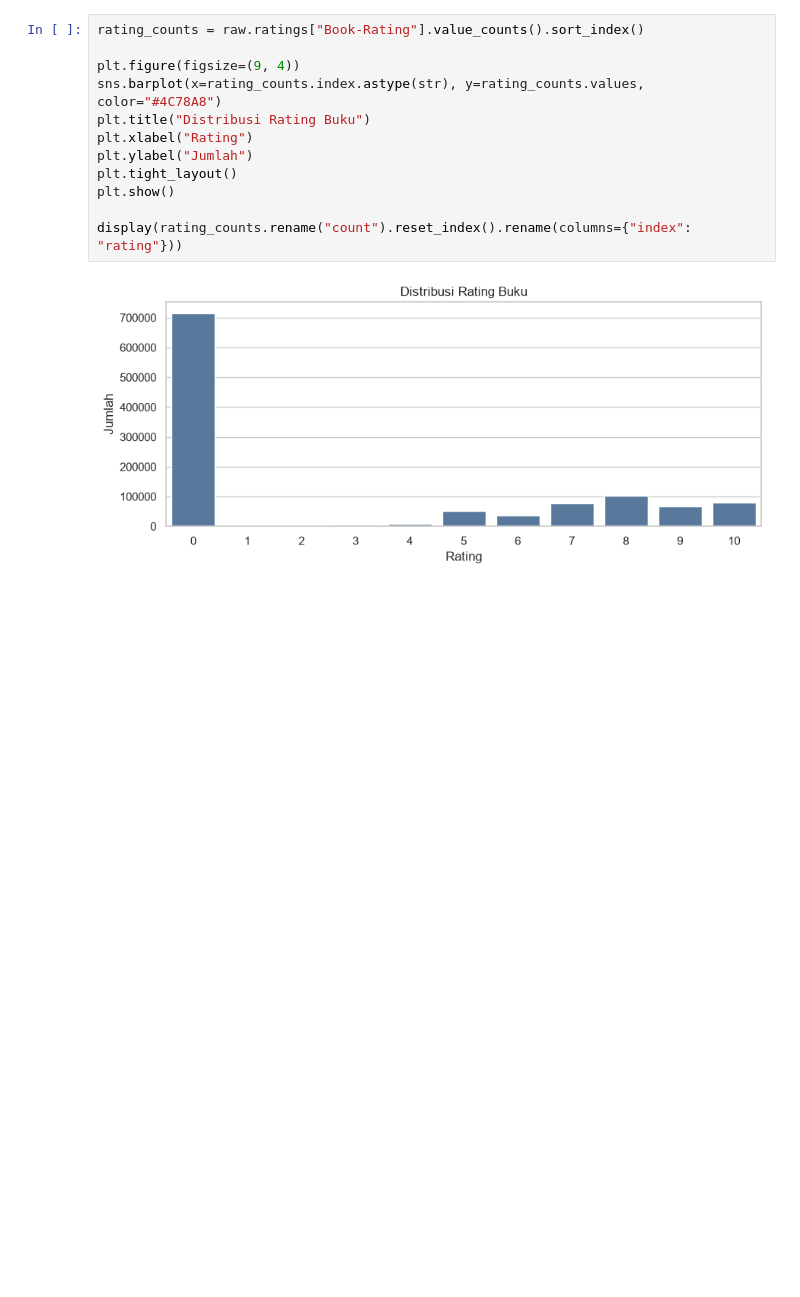
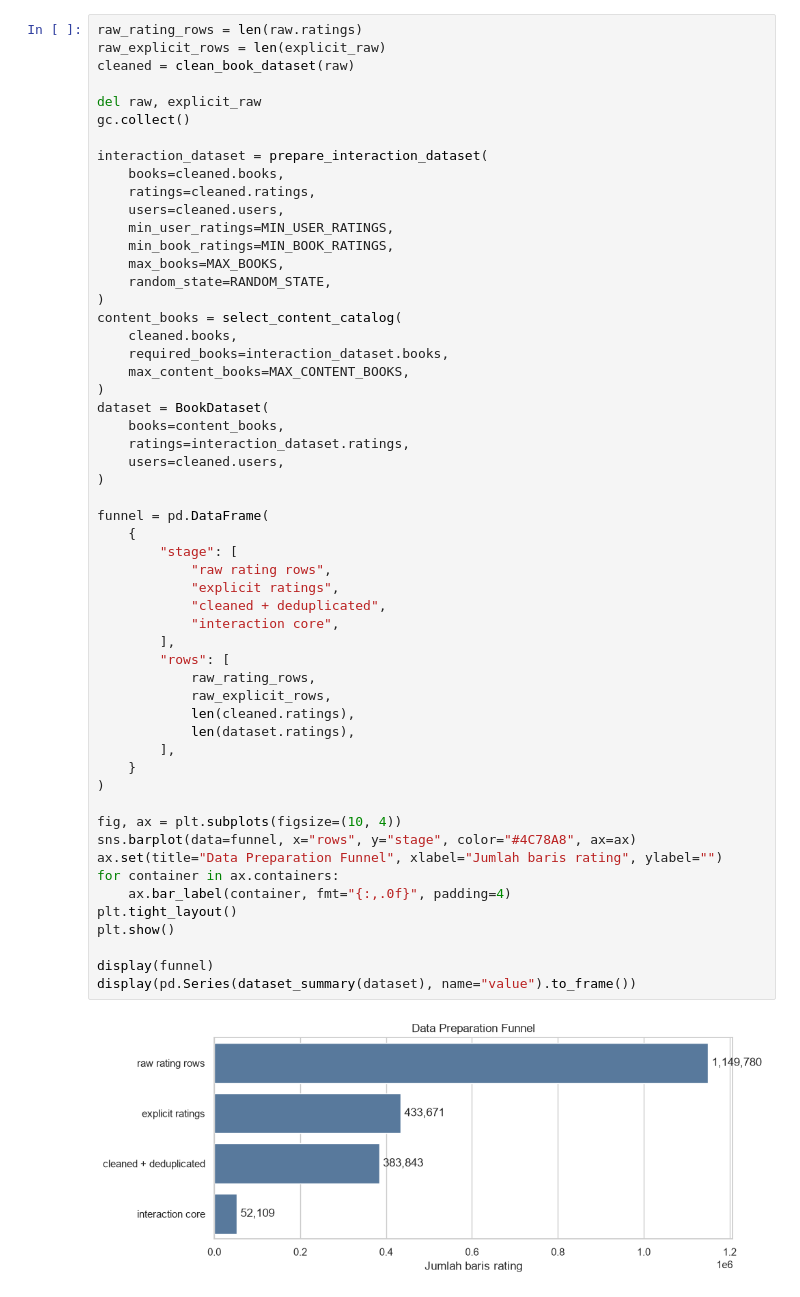
Before and after one commit to ridopandiSinaga/System-Recommendation, a Jupyter notebook: notebooks/01_end_to_end_book_recommender.ipynb, the cells around one changed output. Drawn from its saved outputs; the diff is of its cells as text; blank space fills up the shorter version.

```diff
--- a/notebooks/01_end_to_end_book_recommender.ipynb
+++ b/notebooks/01_end_to_end_book_recommender.ipynb
@@ -170,14 +386,57 @@ preprocessing.
 # %%
-rating_counts = raw.ratings["Book-Rating"].value_counts().sort_index()
+raw_rating_rows = len(raw.ratings)
+raw_explicit_rows = len(explicit_raw)
+cleaned = clean_book_dataset(raw)
 
-plt.figure(figsize=(9, 4))
-sns.barplot(x=rating_counts.index.astype(str), y=rating_counts.values, color="#4C78A8")
-plt.title("Distribusi Rating Buku")
-plt.xlabel("Rating")
-plt.ylabel("Jumlah")
+del raw, explicit_raw
+gc.collect()
+
+interaction_dataset = prepare_interaction_dataset(
+    books=cleaned.books,
+    ratings=cleaned.ratings,
+    users=cleaned.users,
+    min_user_ratings=MIN_USER_RATINGS,
+    min_book_ratings=MIN_BOOK_RATINGS,
+    max_books=MAX_BOOKS,
+    random_state=RANDOM_STATE,
+)
+content_books = select_content_catalog(
+    cleaned.books,
+    required_books=interaction_dataset.books,
+    max_content_books=MAX_CONTENT_BOOKS,
+)
+dataset = BookDataset(
+    books=content_books,
+    ratings=interaction_dataset.ratings,
+    users=cleaned.users,
+)
+
+funnel = pd.DataFrame(
+    {
+        "stage": [
+            "raw rating rows",
+            "explicit ratings",
+            "cleaned + deduplicated",
+            "interaction core",
+        ],
+        "rows": [
+            raw_rating_rows,
+            raw_explicit_rows,
+            len(cleaned.ratings),
+            len(dataset.ratings),
+        ],
+    }
+)
+
+fig, ax = plt.subplots(figsize=(10, 4))
+sns.barplot(data=funnel, x="rows", y="stage", color="#4C78A8", ax=ax)
+ax.set(title="Data Preparation Funnel", xlabel="Jumlah baris rating", ylabel="")
+for container in ax.containers:
+    ax.bar_label(container, fmt="{:,.0f}", padding=4)
 plt.tight_layout()
 plt.show()
 
-display(rating_counts.rename("count").reset_index().rename(columns={"index": "rating"}))
+display(funnel)
+display(pd.Series(dataset_summary(dataset), name="value").to_frame())
 # %% [output]
-[figure, old version]
+[figure, new version]
```
Also changed, not shown: parts of 52 cells of this notebook, 8 other files.
